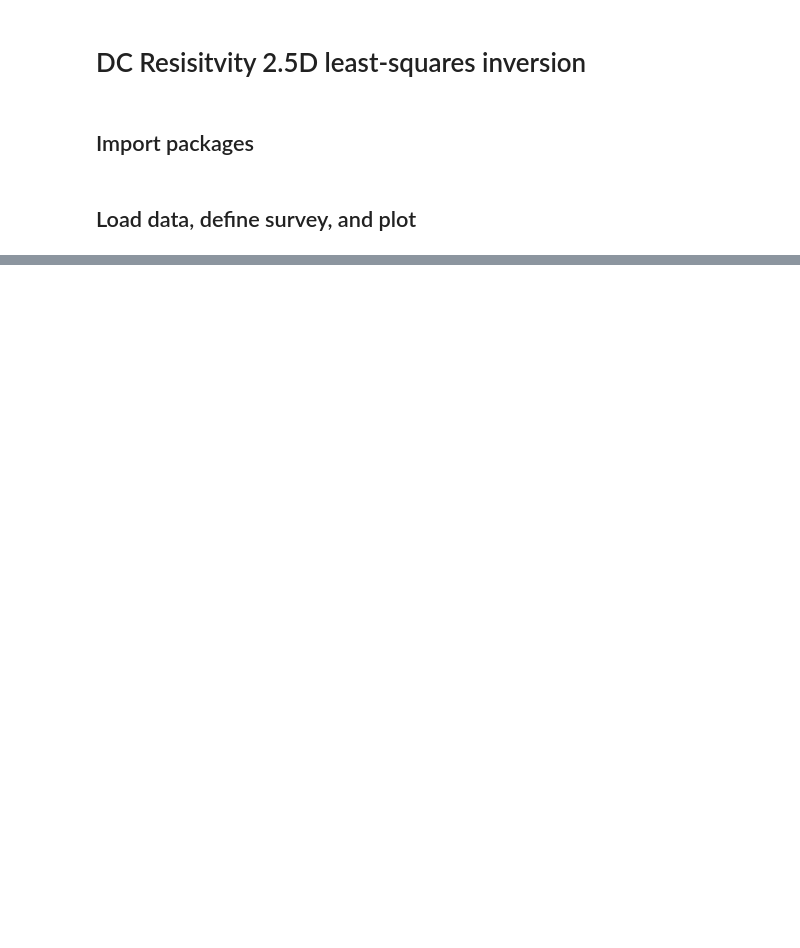
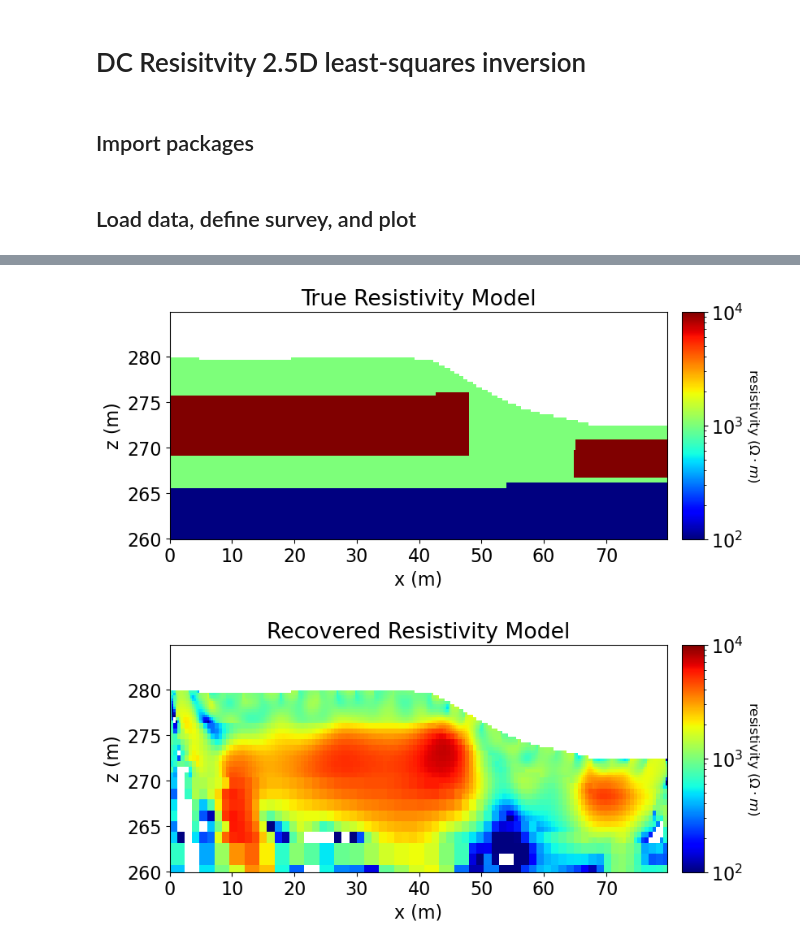
Before and after one commit to rbcmendoza/eosc-556b-project, a Jupyter notebook: phase1.ipynb, the cells around one changed output, grey strips where cells are left out. Cells and saved outputs as stored; diff of their text form; code cells hidden in the pictures; blank space fills up the shorter version.

Commit message:
Now the inversion is working

```diff
--- a/phase1.ipynb
+++ b/phase1.ipynb
@@ -529,3 +531,11 @@ plt.show()
+# %%
+# Add 5% Gaussian noise to each datum
+rng = np.random.default_rng(seed=225)
+std = 0.05 * np.abs(dpred_res)
+dc_noise = rng.normal(scale=std, size=len(dpred_res))
+dobs = dpred_res + dc_noise
+
+data_dc = data.Data(survey, dobs=dobs, standard_deviation=std)
 # %% [markdown]
 # DC Resisitvity 2.5D least-squares inversion
 # %% [markdown]
@@ -573,0 +607,3 @@ resistivity_map
+# %%
+# Define model
+starting_resistivity_model = background_resistivity * np.ones(nC)
@@ -573,0 +692,6 @@ resistivity_map
+# %%
+# Here we combine the inverse problem and the set of directives
+dc_inversion = inversion.BaseInversion(inv_prob, directiveList=directives_list)
+
+# Run inversion
+recovered_resistivity_model = dc_inversion.run(starting_resistivity_model)
@@ -573,0 +750,53 @@ resistivity_map
+# %%
+fig = plt.figure(figsize=(9, 4))
+
+norm = LogNorm(vmin=1e+2, vmax=1e+4)
+
+ax1 = fig.add_axes([0.14, 0.17, 0.68, 0.7])
+mesh.plot_image(
+    plotting_map * resistivity_model,
+    ax=ax1,
+    grid=False,
+    pcolor_opts={"norm": norm, "cmap": mpl.cm.jet},
+)
+ax1.set_xlim(np.min(topo_2d.iloc[:,0]), np.max(topo_2d.iloc[:,0]))
+ax1.set_ylim(np.max(topo_2d.iloc[:,1])-20, np.max(topo_2d.iloc[:,1]+5))
+ax1.set_title("True Resistivity Model")
+ax1.set_xlabel("x (m)")
+ax1.set_ylabel("z (m)")
+
+ax2 = fig.add_axes([0.84, 0.17, 0.03, 0.7])
+cbar = mpl.colorbar.ColorbarBase(
+    ax2, norm=norm, orientation="vertical", cmap=mpl.cm.jet
+)
+cbar.set_label(r"resistivity ($\Omega \cdot m$)", rotation=270, labelpad=15, size=12)
+
+plt.show()
+
+fig = plt.figure(figsize=(9, 4))
+
+norm = LogNorm(vmin=1e+2, vmax=1e+4)
+
+ax1 = fig.add_axes([0.14, 0.17, 0.68, 0.7])
+mesh.plot_image(
+    plotting_map * recovered_resistivity_model,
+    ax=ax1,
+    grid=False,
+    pcolor_opts={"norm": norm, "cmap": mpl.cm.jet},
+)
+ax1.set_xlim(np.min(topo_2d.iloc[:,0]), np.max(topo_2d.iloc[:,0]))
+ax1.set_ylim(np.max(topo_2d.iloc[:,1])-20, np.max(topo_2d.iloc[:,1]+5))
+ax1.set_title("Recovered Resistivity Model")
+ax1.set_xlabel("x (m)")
+ax1.set_ylabel("z (m)")
+
+ax2 = fig.add_axes([0.84, 0.17, 0.03, 0.7])
+cbar = mpl.colorbar.ColorbarBase(
+    ax2, norm=norm, orientation="vertical", cmap=mpl.cm.jet
+)
+cbar.set_label(r"resistivity ($\Omega \cdot m$)", rotation=270, labelpad=15, size=12)
+
+plt.show()
+# %% [output]
+[figure, added]
+[figure, added]
```
Also changed, not shown: parts of 19 cells of this notebook.
